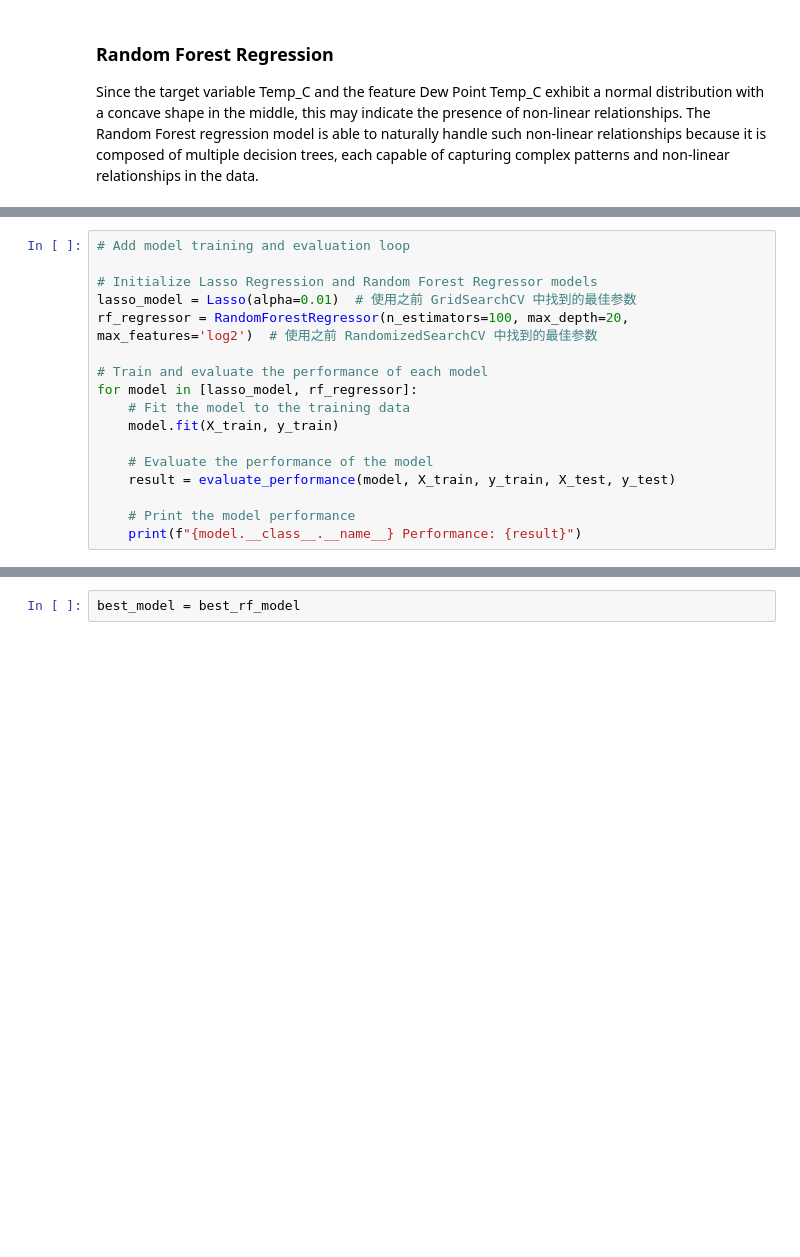
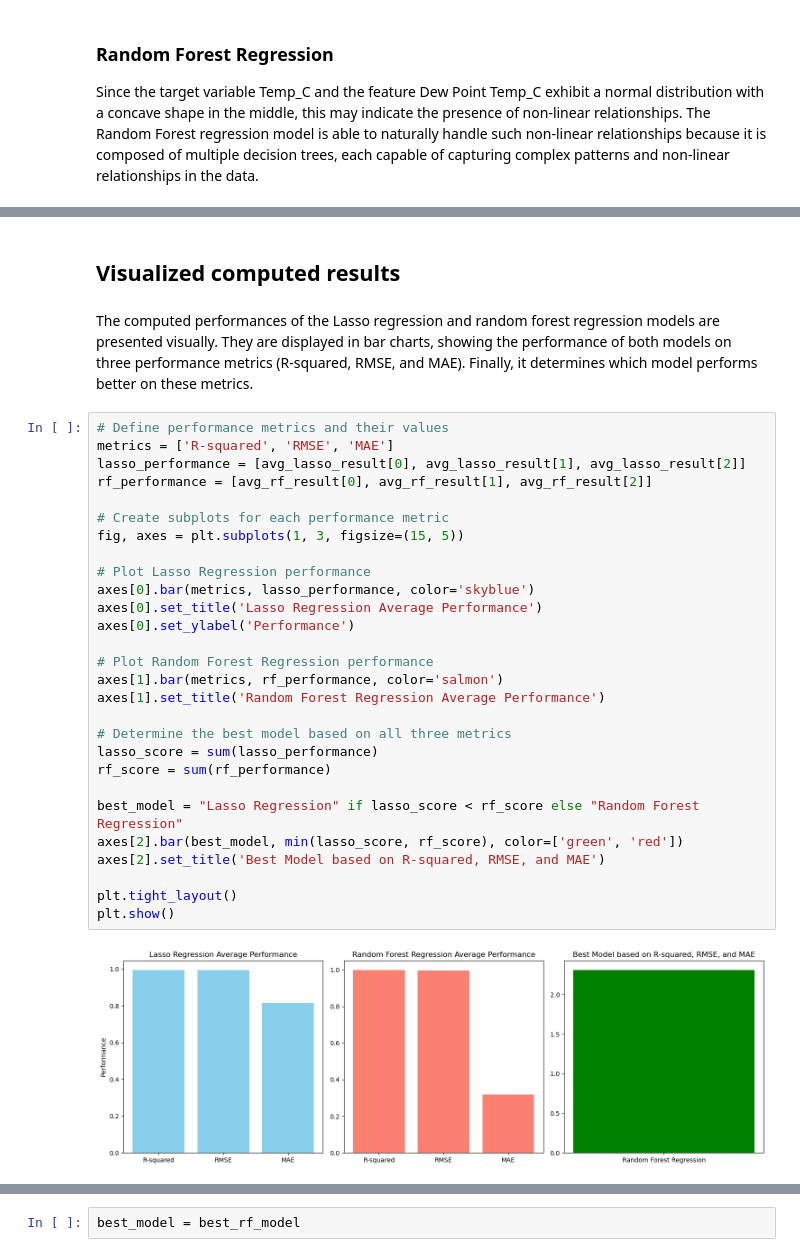
Before and after one commit to freeanser/Weather-Prediction, a Jupyter notebook: weather_prediction_model_training.ipynb, the cells around one changed output, grey strips where cells are left out. Drawn from its saved outputs; the diff is of its cells as text; blank space fills up the shorter version.

```diff
--- a/weather_prediction_model_training.ipynb
+++ b/weather_prediction_model_training.ipynb
@@ -375,17 +391,0 @@ MAE (Testing Set): 0.5282
-# %%
-# Add model training and evaluation loop
-
-# Initialize Lasso Regression and Random Forest Regressor models
-lasso_model = Lasso(alpha=0.01)  # 使用之前 GridSearchCV 中找到的最佳参数
-rf_regressor = RandomForestRegressor(n_estimators=100, max_depth=20, max_features='log2')  # 使用之前 RandomizedSearchCV 中找到的最佳参数
-
-# Train and evaluate the performance of each model
-for model in [lasso_model, rf_regressor]:
-    # Fit the model to the training data
-    model.fit(X_train, y_train)
-
-    # Evaluate the performance of the model
-    result = evaluate_performance(model, X_train, y_train, X_test, y_test)
-
-    # Print the model performance
-    print(f"{model.__class__.__name__} Performance: {result}")
@@ -408 +482,35 @@ MAE (Testing Set): 0.5488
+# %% [markdown]
+## Visualized computed results
+# %% [markdown]
+The computed performances of the Lasso regression and random forest regression models are presented visually. They are displayed in bar charts, showing the performance of both models on three performance metrics (R-squared, RMSE, and MAE). Finally, it determines which model performs better on these metrics.
+# %%
+# Define performance metrics and their values
+metrics = ['R-squared', 'RMSE', 'MAE']
+lasso_performance = [avg_lasso_result[0], avg_lasso_result[1], avg_lasso_result[2]]
+rf_performance = [avg_rf_result[0], avg_rf_result[1], avg_rf_result[2]]
+
+# Create subplots for each performance metric
+fig, axes = plt.subplots(1, 3, figsize=(15, 5))
+
+# Plot Lasso Regression performance
+axes[0].bar(metrics, lasso_performance, color='skyblue')
+axes[0].set_title('Lasso Regression Average Performance')
+axes[0].set_ylabel('Performance')
+
+# Plot Random Forest Regression performance
+axes[1].bar(metrics, rf_performance, color='salmon')
+axes[1].set_title('Random Forest Regression Average Performance')
+
+# Determine the best model based on all three metrics
+lasso_score = sum(lasso_performance)
+rf_score = sum(rf_performance)
+
+best_model = "Lasso Regression" if lasso_score < rf_score else "Random Forest Regression"
+axes[2].bar(best_model, min(lasso_score, rf_score), color=['green', 'red'])
+axes[2].set_title('Best Model based on R-squared, RMSE, and MAE')
+
+plt.tight_layout()
+plt.show()
+# %% [output]
+[figure, added]
 # %% [markdown]
```
Also changed, not shown: parts of 46 cells of this notebook, 2 other files.
